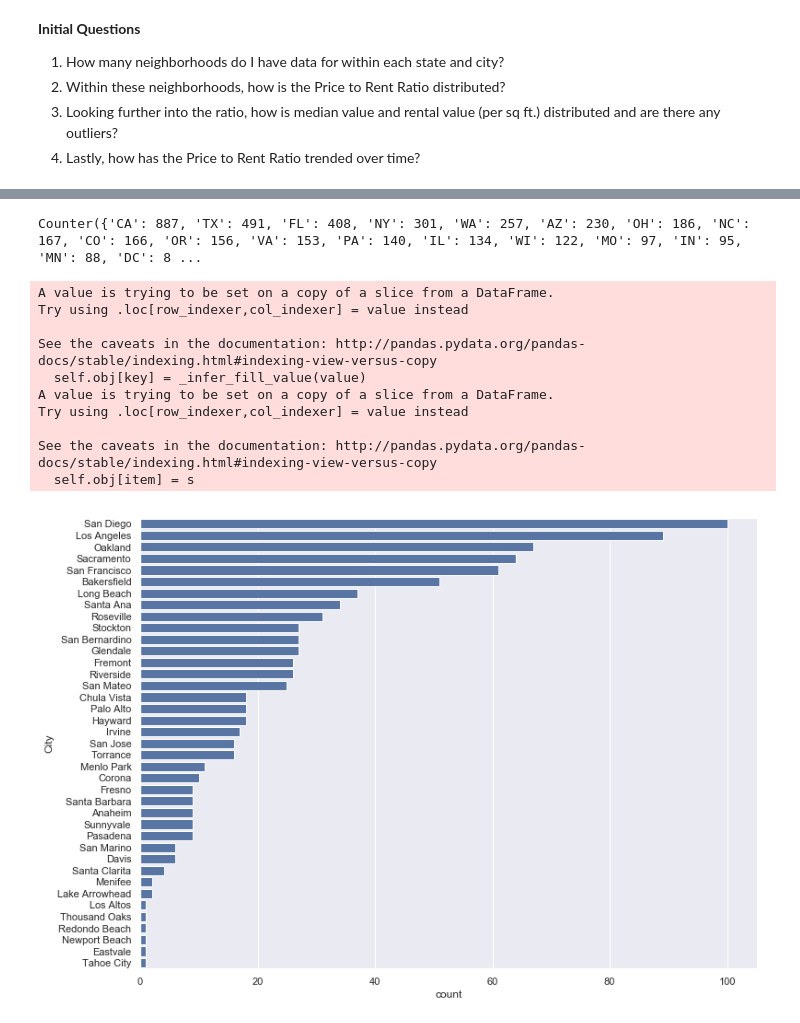
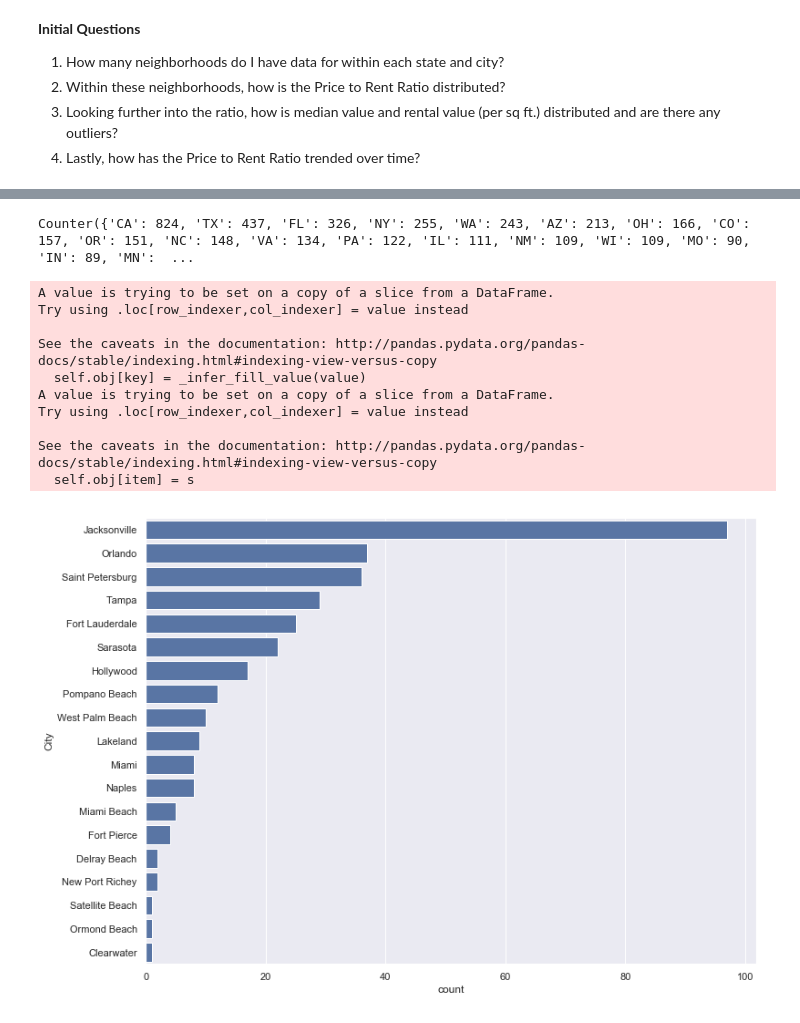
Before and after one commit to KKanoe/Projects, a Jupyter notebook: rental property project/Data Storytelling - Capstone 1.ipynb, the cells around one changed output, grey strips where cells are left out. Saved outputs shown, nothing was run; the diff lists cells and outputs as text; code cells hidden in the pictures.

```diff
--- a/rental property project/Data Storytelling - Capstone 1.ipynb
+++ b/rental property project/Data Storytelling - Capstone 1.ipynb
@@ -19,7 +19,7 @@ from collections import Counter
 # %%
 #Load Rental Data - Note there are some missing values in some columns, but I've filtered out as many as
 #I'm willing to drop from this dataset in lieu of losing other important data points
-rental_data = pd.read_csv('C:/datascience/springboard/projects/Rental Property ROI/data/Rental Data.csv', parse_dates=['date'], infer_datetime_format=True)
+rental_data = pd.read_csv('C:/datascience/springboard/projects/Rental Property ROI/data/Rental Data Update.csv', parse_dates=['date'], infer_datetime_format=True)
 rental_data.info()
 rental_data.head()
 # %% [output]
@@ -59,29 +59,29 @@ for region in latest_month_data['State']:
 
 print(region_count)
 # %% [output]
-Counter({'CA': 887, 'TX': 491, 'FL': 408, 'NY': 301, 'WA': 257, 'AZ': 230, 'OH': 186, 'NC': 167, 'CO': 166, 'OR': 156, 'VA': 153, 'PA': 140, 'IL': 134, 'WI': 122, 'MO': 97, 'IN': 95, 'MN': 88, 'DC': 8 ...
+Counter({'CA': 824, 'TX': 437, 'FL': 326, 'NY': 255, 'WA': 243, 'AZ': 213, 'OH': 166, 'CO': 157, 'OR': 151, 'NC': 148, 'VA': 134, 'PA': 122, 'IL': 111, 'NM': 109, 'WI': 109, 'MO': 90, 'IN': 89, 'MN':  ...
 # %%
 #Look closer at the number of neighborhoods amongst each state's cities
-filter_state = 'CA' #Change state code to view region count within each city for a given state
+filter_state = 'FL' #Change state code to view region count within each city for a given state
 
-neigh_sub = latest_month_data[latest_month_data['State'] == filter_state]
+neigh_sub = latest_month_data.loc[latest_month_data['State'] == filter_state, :]
 neigh_sub.loc[:, 'count'] = neigh_sub.groupby('City')['RegionID'].transform('count')
 neigh_sub = neigh_sub.sort_values('count', ascending=False)
 
 fig, ax = plt.subplots(figsize=(12,9))
 ax = sns.barplot(x='count', y='City', data=neigh_sub, label='City Count', color='b')
 # %% [output]
 A value is trying to be set on a copy of a slice from a DataFrame.
 Try using .loc[row_indexer,col_indexer] = value instead
 
 See the caveats in the documentation: http://pandas.pydata.org/pandas-docs/stable/indexing.html#indexing-view-versus-copy
   self.obj[key] = _infer_fill_value(value)
 A value is trying to be set on a copy of a slice from a DataFrame.
 Try using .loc[row_indexer,col_indexer] = value instead
 
 See the caveats in the documentation: http://pandas.pydata.org/pandas-docs/stable/indexing.html#indexing-view-versus-copy
   self.obj[item] = s
-[figure, old version]
+[figure, new version]
 # %%
 #Examine the distribution of price to rent ratio. This should give us a good idea of how to think about relative price to
 #rent ratio's and how to strategize amongst different markets. The Price Rent Ratio represents the median of all home values whose
```
Also changed, not shown: parts of 7 cells of this notebook, 4 other files.
